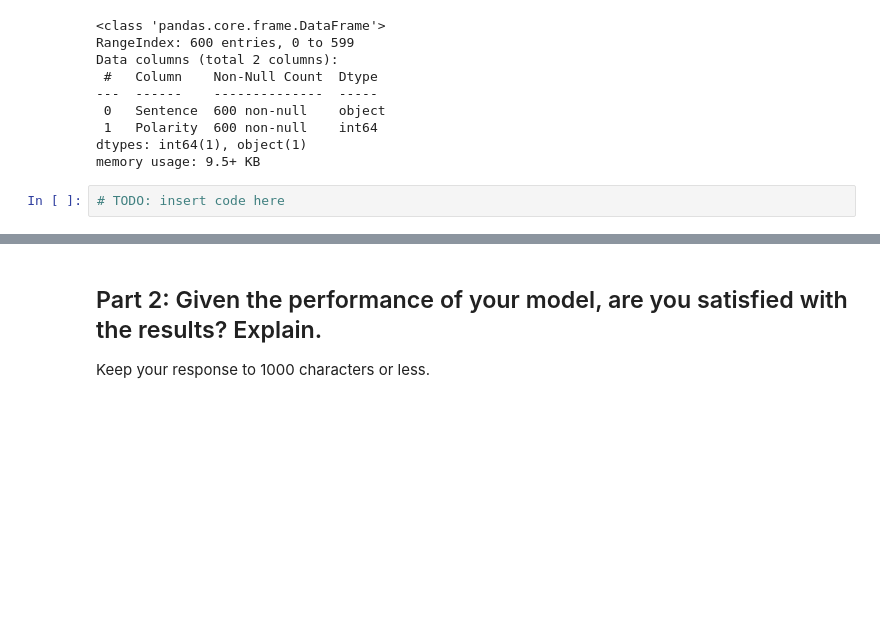
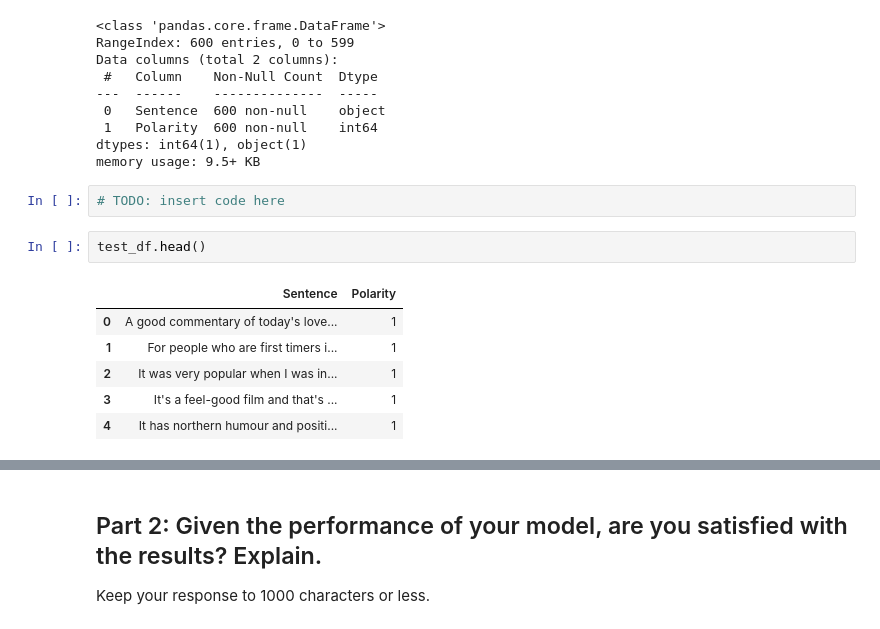
Before and after one commit to 21hz30/869_course, a Jupyter notebook: MMAI_2022_891_Individual_Assignment.ipynb, the cells around one changed output, grey strips where cells are left out. Saved outputs shown, nothing was run; the diff lists cells and outputs as text; blank space fills up the shorter version.

```diff
--- a/MMAI_2022_891_Individual_Assignment.ipynb
+++ b/MMAI_2022_891_Individual_Assignment.ipynb
@@ -157,3 +256,12 @@ dtypes: int64(1), object(1)
 memory usage: 9.5+ KB
 # %%
 # TODO: insert code here
+# %%
+test_df.head()
+# %% [output]
+|  | Sentence | Polarity |
+| 0 | A good commentary of today's love... | 1 |
+| 1 | For people who are first timers i... | 1 |
+| 2 | It was very popular when I was in... | 1 |
+| 3 | It's a feel-good film and that's ... | 1 |
+| 4 | It has northern humour and positi... | 1 |
```
Also changed, not shown: parts of 12 cells of this notebook.
